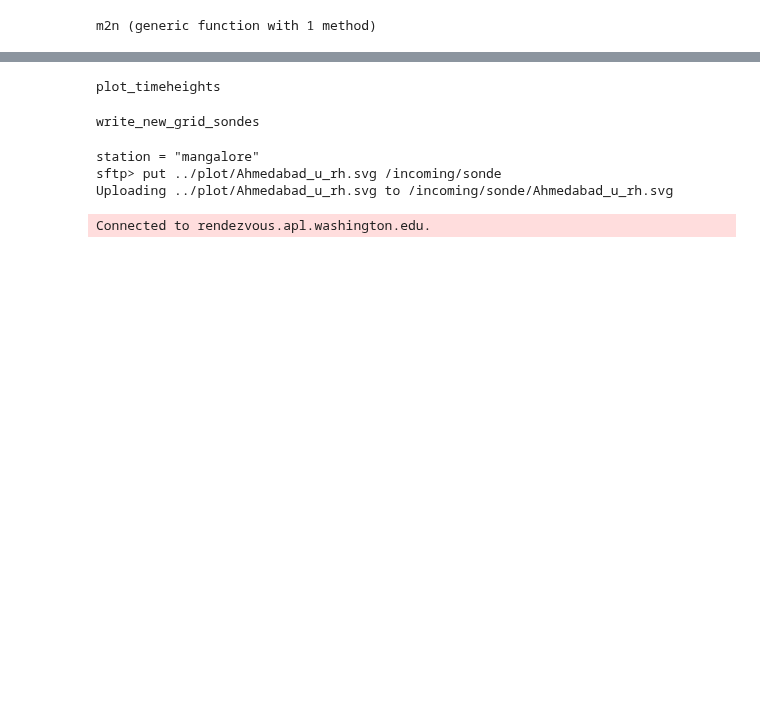
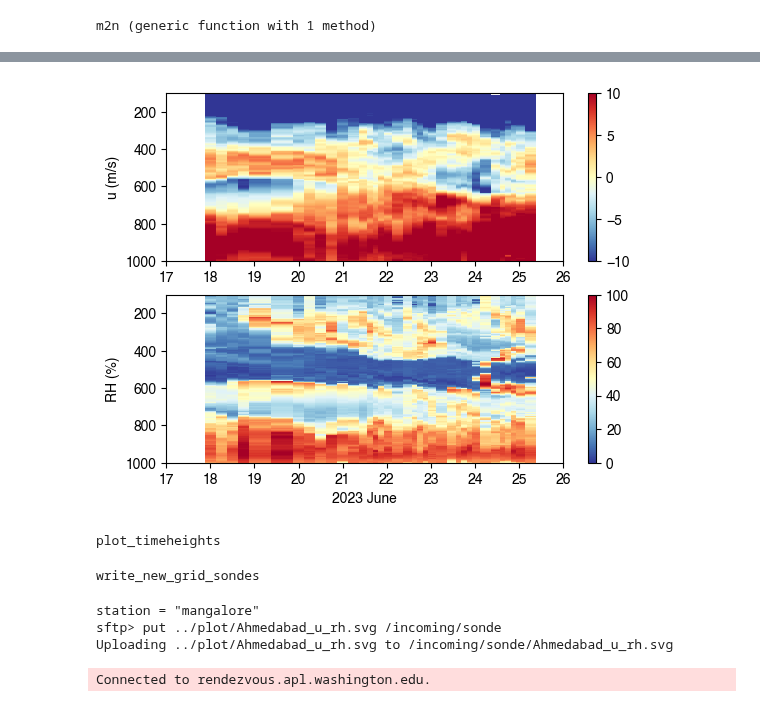
Before and after one commit to deszoeke/ASTRAL-soundings, a Jupyter notebook: src/read_raobe_txt.ipynb, the cells around one changed output, grey strips where cells are left out. Cells and saved outputs as stored; diff of their text form; code cells hidden in the pictures; blank space fills up the shorter version.

```diff
--- a/src/read_raobe_txt.ipynb
+++ b/src/read_raobe_txt.ipynb
@@ -555,12 +430,0 @@ NamePatterns = [
-# %%
-# test read a sounding
-
-p, T,Td, rh,z, wspd,wdir, u,v = get_sounding_cols(df, station)
-
-#=
-# test plot
-clf()
-plot( m2n.(T), m2n.(p), label="Temperature (C)")
-ylim(1000, 20)
-station
-=#
@@ -815 +483,31 @@ ti = ui[ord[46]]
+# %%
+"output days from offset"
+mpldate(timestamp, offset=DateTime(2023,4,30,0,0,0)) = Dates.value(timestamp-offset)/1000/60/60/24
+#invmpldate( mlpd, offset=DateTime(2023,4,30,0,0,0) ) = mpldate+Dates.value(offset)/1000/60/60/24
+mplday(d; offset=Date(2023,4,30)) = day(Day(d) + offset) # ticks
+
+clf()
+subplot(2,1,1)
+pcolormesh( mpldate.(dtime), plevs, u, vmin=-10, vmax=10, cmap=ColorMap("RdYlBu_r") )
+ylim(1000, 100)
+ylabel("u (m/s)")
+xtl,~ = xticks()
+xticks( xtl, mplday.(xtl, offset=Date(2023,5,31)) )
+colorbar()
+# title(zonal wind (m/s))
+
+subplot(2,1,2)
+pcolormesh( mpldate.(dtime), plevs, rh, cmap=ColorMap("RdYlBu_r"))
+ylim(1000, 100)
+ylabel("RH (%)")
+xtl,~ = xticks()
+xticks( xtl, mplday.(xtl, offset=Date(2023,5,31)) )
+colorbar()
+xlabel(Dates.format(dtime[1], "yyyy U"))
+
+figfile = "../plot/Revelle_u_rh.svg"
+# savefig( figfile )
+gcf()
+# %% [output]
+[figure, added]
 # %%
```
Also changed, not shown: parts of 18 cells of this notebook.
